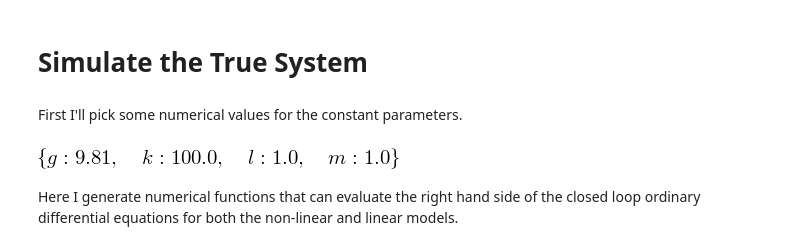
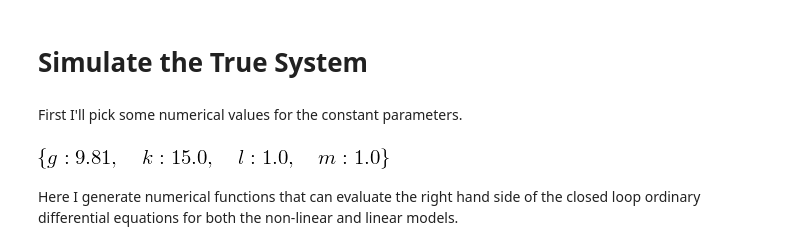
Before and after one commit to csu-hmc/inverted-pendulum-sys-id-paper, a Jupyter notebook: notebooks/systematic_error.ipynb, the cells around one changed output. Drawn from its saved outputs; the diff is of its cells as text; code cells hidden in the pictures.

```diff
--- a/notebooks/systematic_error.ipynb
+++ b/notebooks/systematic_error.ipynb
@@ -149,12 +156,12 @@ First I'll pick some numerical values for the constant parameters.
 # %%
 par_map = OrderedDict()
 par_map[m] = 1.0
 par_map[l] = 1.0
 par_map[g] = 9.81
-par_map[k] = 100.0
+par_map[k] = 15.0
 par_map
 # %% [output]
-[figure, old version]
+[figure, new version]
 # %% [markdown]
 Here I generate numerical functions that can evaluate the right hand side of the closed loop ordinary differential equations for both the non-linear and linear models.
 # %%
```
Also changed, not shown: parts of 29 cells of this notebook.
